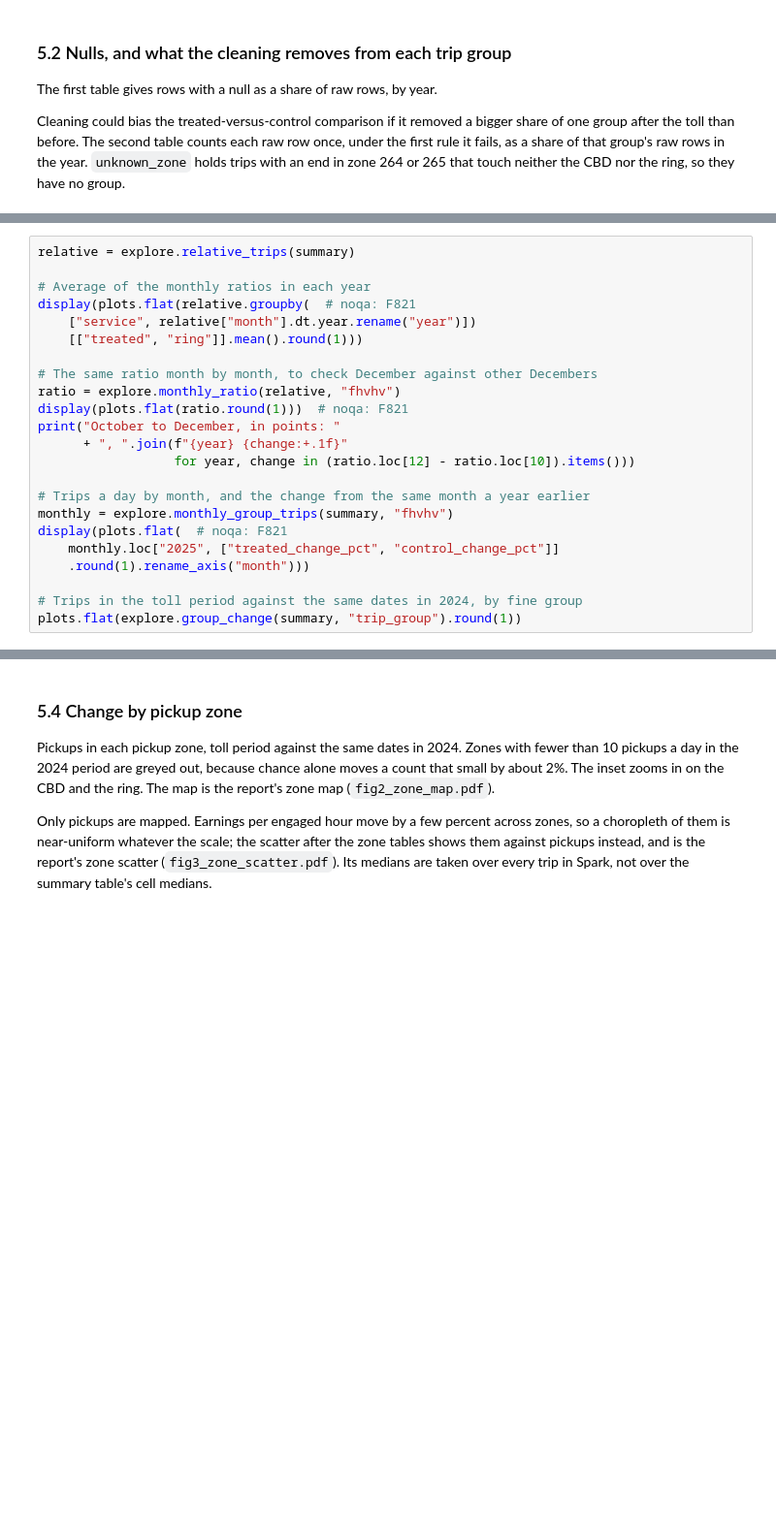
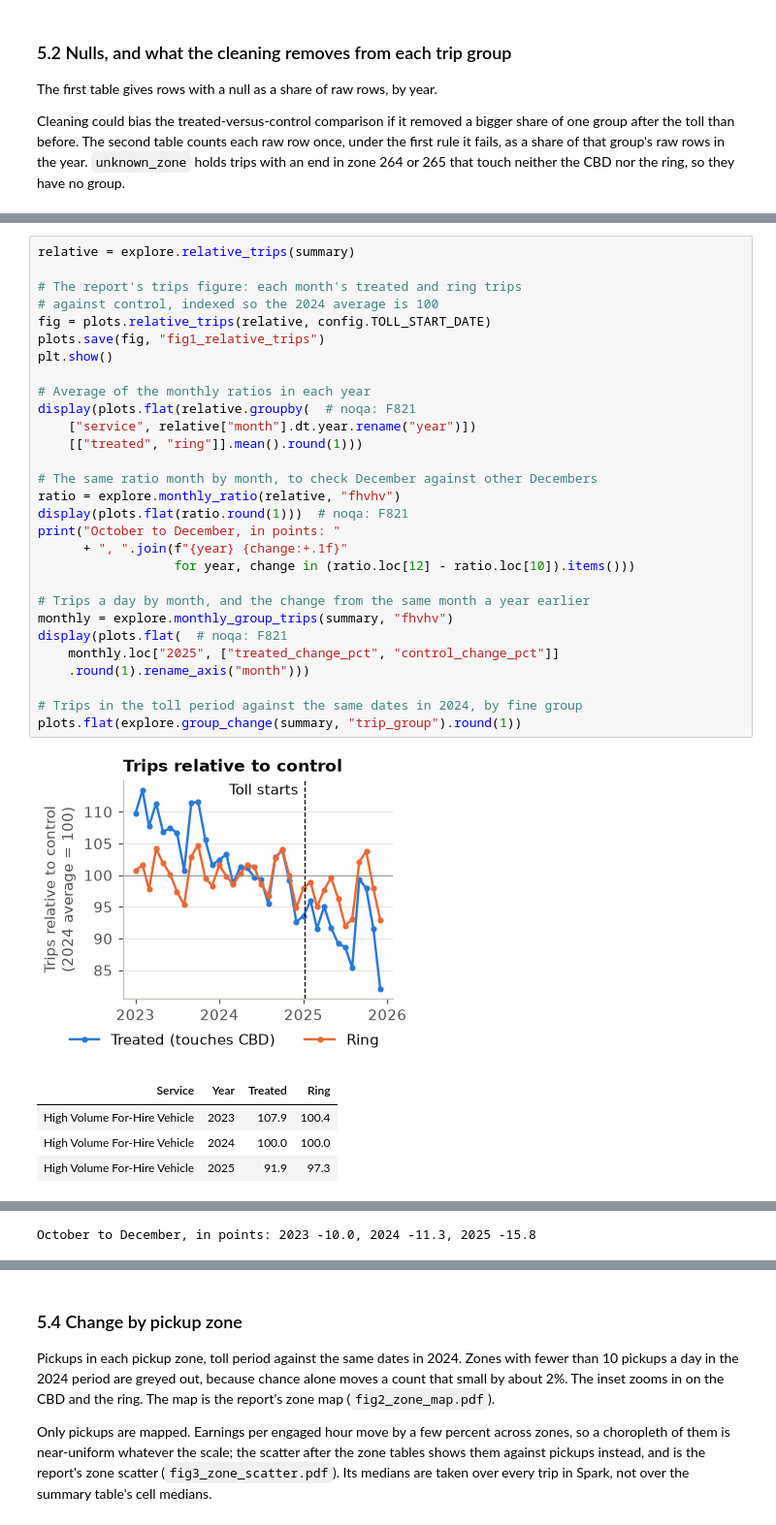
Before and after one commit to aloonsballoons/mast30034-project1, a Jupyter notebook: main.ipynb, the cells around one changed output, grey strips where cells are left out. Shown at 97% size. Drawn from its saved outputs; the diff is of its cells as text; blank space fills up the shorter version.

Commit message:
Add the driver heatmap and preprocessing table to the report

```diff
--- a/main.ipynb
+++ b/main.ipynb
@@ -310,24 +402,36 @@ Each month's treated (and ring) trips divided by its control trips, indexed so t
 The tables give, in order: each year's average of the monthly ratios; the high volume for-hire vehicle ratio month by month, so December can be read against other Decembers; trips a day by month with the change from the same month a year earlier; and the change in trips over the toll period for the five fine groups.
 # %%
 relative = explore.relative_trips(summary)
+
+# The report's trips figure: each month's treated and ring trips
+# against control, indexed so the 2024 average is 100
+fig = plots.relative_trips(relative, config.TOLL_START_DATE)
+plots.save(fig, "fig1_relative_trips")
+plt.show()
 
 # Average of the monthly ratios in each year
 display(plots.flat(relative.groupby(  # noqa: F821
     ["service", relative["month"].dt.year.rename("year")])
     [["treated", "ring"]].mean().round(1)))
 
 # The same ratio month by month, to check December against other Decembers
 ratio = explore.monthly_ratio(relative, "fhvhv")
 display(plots.flat(ratio.round(1)))  # noqa: F821
 print("October to December, in points: "
       + ", ".join(f"{year} {change:+.1f}"
                   for year, change in (ratio.loc[12] - ratio.loc[10]).items()))
 
 # Trips a day by month, and the change from the same month a year earlier
 monthly = explore.monthly_group_trips(summary, "fhvhv")
 display(plots.flat(  # noqa: F821
     monthly.loc["2025", ["treated_change_pct", "control_change_pct"]]
     .round(1).rename_axis("month")))
 
 # Trips in the toll period against the same dates in 2024, by fine group
 plots.flat(explore.group_change(summary, "trip_group").round(1))
+# %% [output]
+[figure, added]
+| Service | Year | Treated | Ring |
+| High Volume For-Hire Vehicle | 2023 | 107.9 | 100.4 |
+| High Volume For-Hire Vehicle | 2024 | 100.0 | 100.0 |
+| High Volume For-Hire Vehicle | 2025 | 91.9 | 97.3 |
@@ -333,0 +451 @@ plots.flat(explore.group_change(summary, "trip_group").round(1))
+October to December, in points: 2023 -10.0, 2024 -11.3, 2025 -15.8
```
Also changed, not shown: parts of 30 cells of this notebook, 14 other files.
